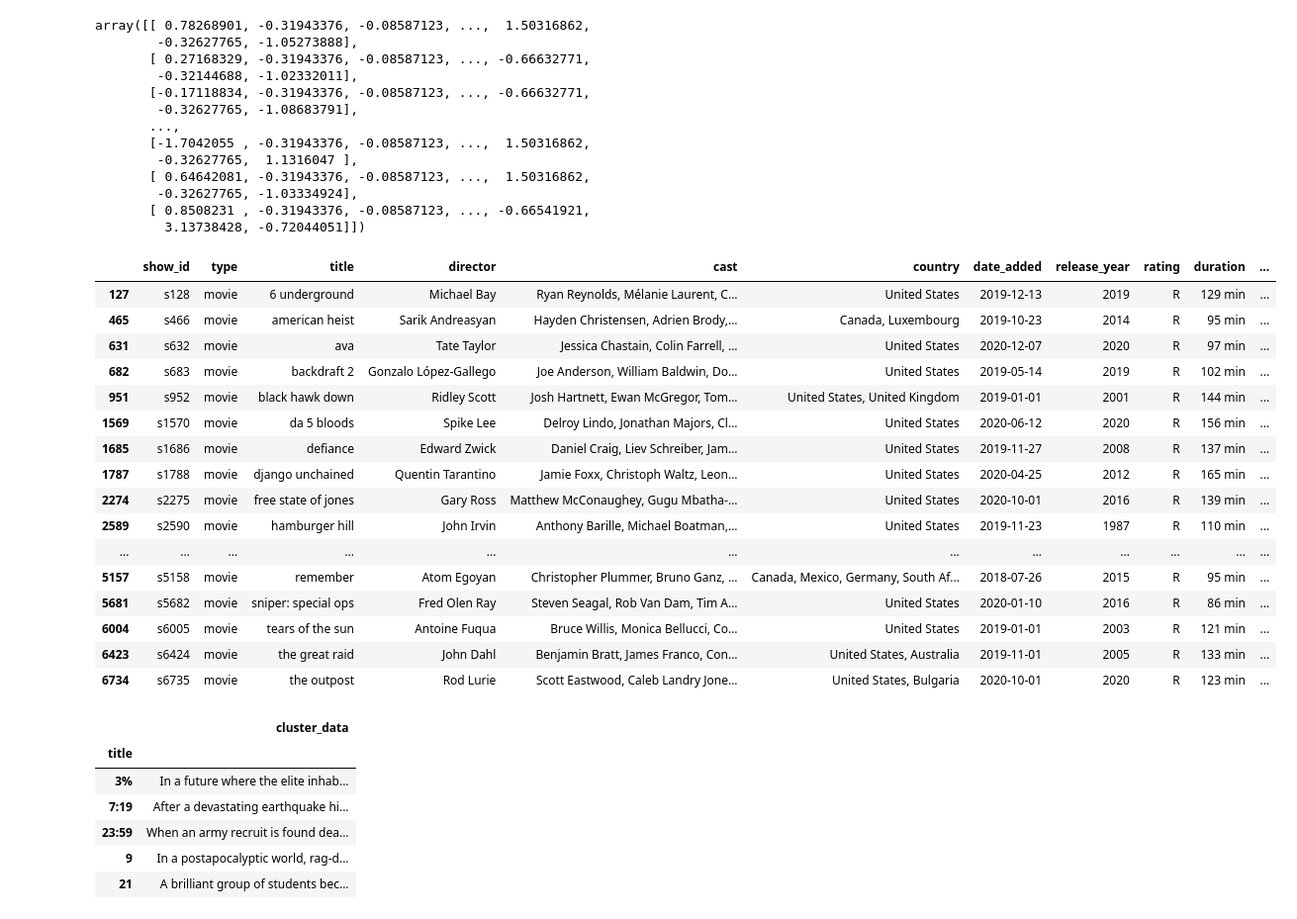
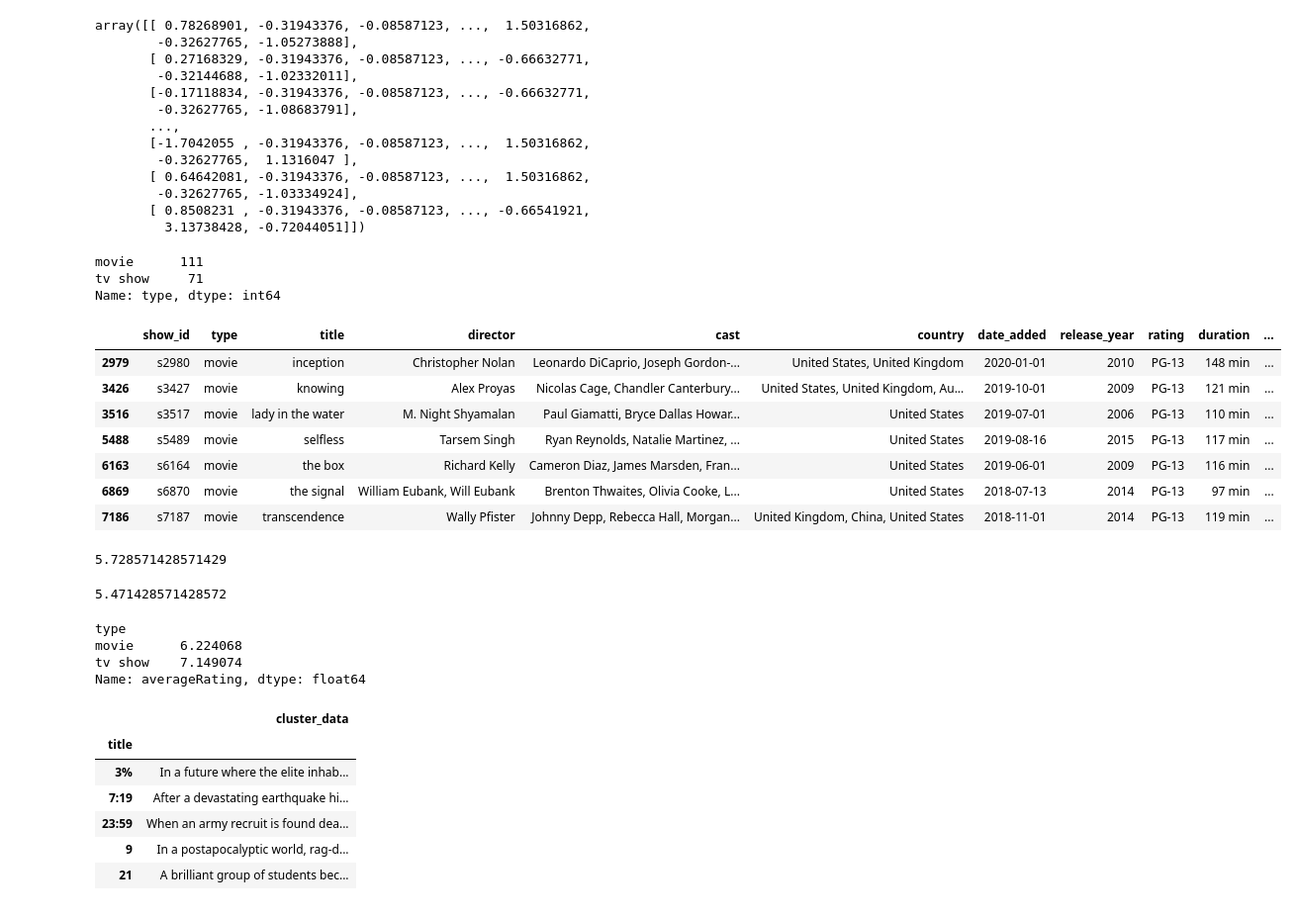
Before and after one commit to rubeshajith/NETFLIX-MOVIES-AND-TV-SHOWS-CLUSTERING, a Jupyter notebook: NETFLIX_MOVIES_AND_TV_SHOWS_CLUSTERING.ipynb, the cells around one changed output. Shown at 99% size. Drawn from its saved outputs; the diff is of its cells as text; code cells hidden in the pictures.

```diff
--- a/NETFLIX_MOVIES_AND_TV_SHOWS_CLUSTERING.ipynb
+++ b/NETFLIX_MOVIES_AND_TV_SHOWS_CLUSTERING.ipynb
@@ -1341,7 +1344,7 @@ original_df = pd.read_csv("/content/drive/MyDrive/data/project/netflix_imdb.csv"
 # %%
 from sklearn.cluster import KMeans
 
-modelkmeans = KMeans(n_clusters=500, init='k-means++', n_init=10).fit(X_rescale)
+modelkmeans = KMeans(n_clusters=10, init='k-means++', n_init=10).fit(X_rescale)
 
 # Form cluster predictions using K-Means Model
 predictions = modelkmeans.predict(X_rescale)
@@ -1357,23 +1360,31 @@ netflix_pred.insert(len(df.columns), column = 'cluster', value = predictions_df.
 # original_df['cluster'] = predictions_df["cluster"]
 # %%
 # Get cluster number from given movie or TV show
-cluster_num = netflix_pred.loc[netflix_pred.title=='django unchained'].cluster.item()
-netflix_pred[netflix_pred.cluster == cluster_num]
+cluster_num = netflix_pred.loc[netflix_pred.title=='inception'].cluster.item()
+netflix_pred[netflix_pred.cluster == 0]["type"].value_counts()
 # %% [output]
-|  | show_id | type | title | director | cast | country | date_added | release_year | rating | duration | ... |
-| 127 | s128 | movie | 6 underground | Michael Bay | Ryan Reynolds, Mélanie Laurent, C... | United States | 2019-12-13 | 2019 | R | 129 min | ... |
-| 465 | s466 | movie | american heist | Sarik Andreasyan | Hayden Christensen, Adrien Brody,... | Canada, Luxembourg | 2019-10-23 | 2014 | R | 95 min | ... |
-| 631 | s632 | movie | ava | Tate Taylor | Jessica Chastain, Colin Farrell, ... | United States | 2020-12-07 | 2020 | R | 97 min | ... |
-| 682 | s683 | movie | backdraft 2 | Gonzalo López-Gallego | Joe Anderson, William Baldwin, Do... | United States | 2019-05-14 | 2019 | R | 102 min | ... |
-| 951 | s952 | movie | black hawk down | Ridley Scott | Josh Hartnett, Ewan McGregor, Tom... | United States, United Kingdom | 2019-01-01 | 2001 | R | 144 min | ... |
-| 1569 | s1570 | movie | da 5 bloods | Spike Lee | Delroy Lindo, Jonathan Majors, Cl... | United States | 2020-06-12 | 2020 | R | 156 min | ... |
-| 1685 | s1686 | movie | defiance | Edward Zwick | Daniel Craig, Liev Schreiber, Jam... | United States | 2019-11-27 | 2008 | R | 137 min | ... |
-| 1787 | s1788 | movie | django unchained | Quentin Tarantino | Jamie Foxx, Christoph Waltz, Leon... | United States | 2020-04-25 | 2012 | R | 165 min | ... |
-| 2274 | s2275 | movie | free state of jones | Gary Ross | Matthew McConaughey, Gugu Mbatha-... | United States | 2020-10-01 | 2016 | R | 139 min | ... |
-| 2589 | s2590 | movie | hamburger hill | John Irvin | Anthony Barille, Michael Boatman,... | United States | 2019-11-23 | 1987 | R | 110 min | ... |
-| ... | ... | ... | ... | ... | ... | ... | ... | ... | ... | ... | ... |
-| 5157 | s5158 | movie | remember | Atom Egoyan | Christopher Plummer, Bruno Ganz, ... | Canada, Mexico, Germany, South Af... | 2018-07-26 | 2015 | R | 95 min | ... |
-| 5681 | s5682 | movie | sniper: special ops | Fred Olen Ray | Steven Seagal, Rob Van Dam, Tim A... | United States | 2020-01-10 | 2016 | R | 86 min | ... |
-| 6004 | s6005 | movie | tears of the sun | Antoine Fuqua | Bruce Willis, Monica Bellucci, Co... | United States | 2019-01-01 | 2003 | R | 121 min | ... |
-| 6423 | s6424 | movie | the great raid | John Dahl | Benjamin Bratt, James Franco, Con... | United States, Australia | 2019-11-01 | 2005 | R | 133 min | ... |
-| 6734 | s6735 | movie | the outpost | Rod Lurie | Scott Eastwood, Caleb Landry Jone... | United States, Bulgaria | 2020-10-01 | 2020 | R | 123 min | ... |
+movie      111
+tv show     71
+Name: type, dtype: int64
+# %%
+cluster_num = netflix_pred.loc[netflix_pred.title=='inception'].cluster.item()
+netflix_pred[netflix_pred.cluster == cluster_num]
+# %% [output]
+|  | show_id | type | title | director | cast | country | date_added | release_year | rating | duration | ... |
+| 2979 | s2980 | movie | inception | Christopher Nolan | Leonardo DiCaprio, Joseph Gordon-... | United States, United Kingdom | 2020-01-01 | 2010 | PG-13 | 148 min | ... |
+| 3426 | s3427 | movie | knowing | Alex Proyas | Nicolas Cage, Chandler Canterbury... | United States, United Kingdom, Au... | 2019-10-01 | 2009 | PG-13 | 121 min | ... |
+| 3516 | s3517 | movie | lady in the water | M. Night Shyamalan | Paul Giamatti, Bryce Dallas Howar... | United States | 2019-07-01 | 2006 | PG-13 | 110 min | ... |
+| 5488 | s5489 | movie | selfless | Tarsem Singh | Ryan Reynolds, Natalie Martinez, ... | United States | 2019-08-16 | 2015 | PG-13 | 117 min | ... |
+| 6163 | s6164 | movie | the box | Richard Kelly | Cameron Diaz, James Marsden, Fran... | United States | 2019-06-01 | 2009 | PG-13 | 116 min | ... |
+| 6869 | s6870 | movie | the signal | William Eubank, Will Eubank | Brenton Thwaites, Olivia Cooke, L... | United States | 2018-07-13 | 2014 | PG-13 | 97 min | ... |
+| 7186 | s7187 | movie | transcendence | Wally Pfister | Johnny Depp, Rebecca Hall, Morgan... | United Kingdom, China, United States | 2018-11-01 | 2014 | PG-13 | 119 min | ... |
+# %%
+cluster_num = netflix_pred.loc[netflix_pred.title=='breaking bad'].cluster.item()
+netflix_pred[netflix_pred.cluster == cluster_num]["averageRating"].mean()
+# %% [output]
+5.728571428571429
+# %%
+cluster_num = netflix_pred.loc[netflix_pred.title=='inception'].cluster.item()
+netflix_pred[netflix_pred.cluster == cluster_num]["averageRating"].mean()
+# %% [output]
+5.471428571428572
@@ -1380,3 +1393,10 @@ netflix_pred[netflix_pred.cluster == cluster_num]
+# %%
+average_tv_movie.groupby("type")["averageRating"].mean()
+# %% [output]
+type
+movie      6.224068
+tv show    7.149074
+Name: averageRating, dtype: float64
 # %%
 cluster_cat_var = df[['title']]
 cluster_cat_var['cluster_data'] = (df['description'] + ' ' + df['listed_in'] + ' ' + df['director'].apply(lambda x : x.split(", ")[0]) + ' ' +
```
Also changed, not shown: parts of 3 cells of this notebook.
